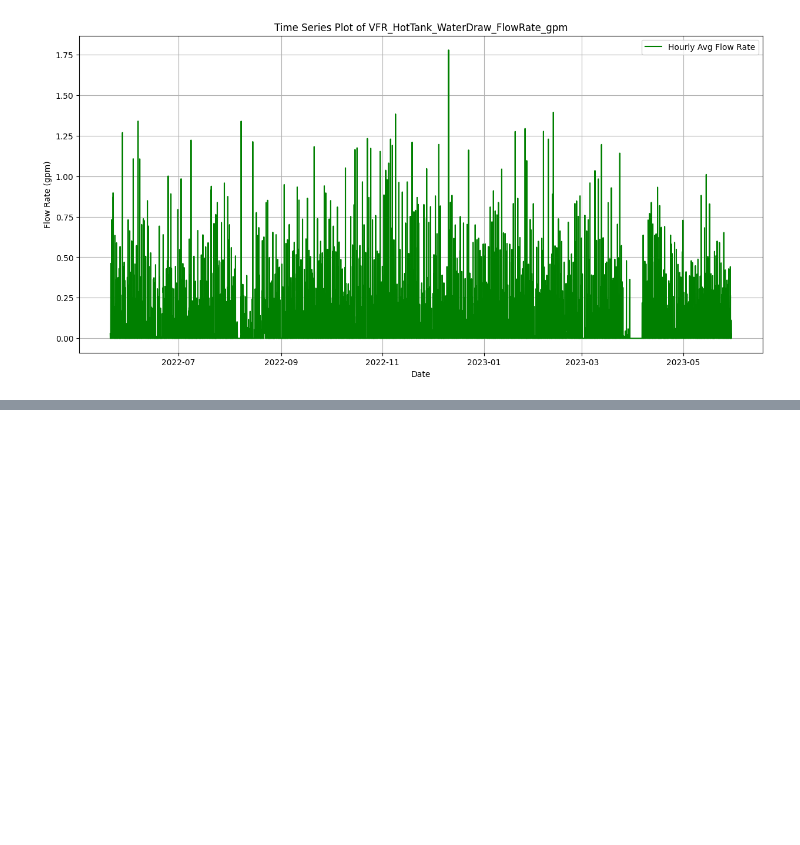
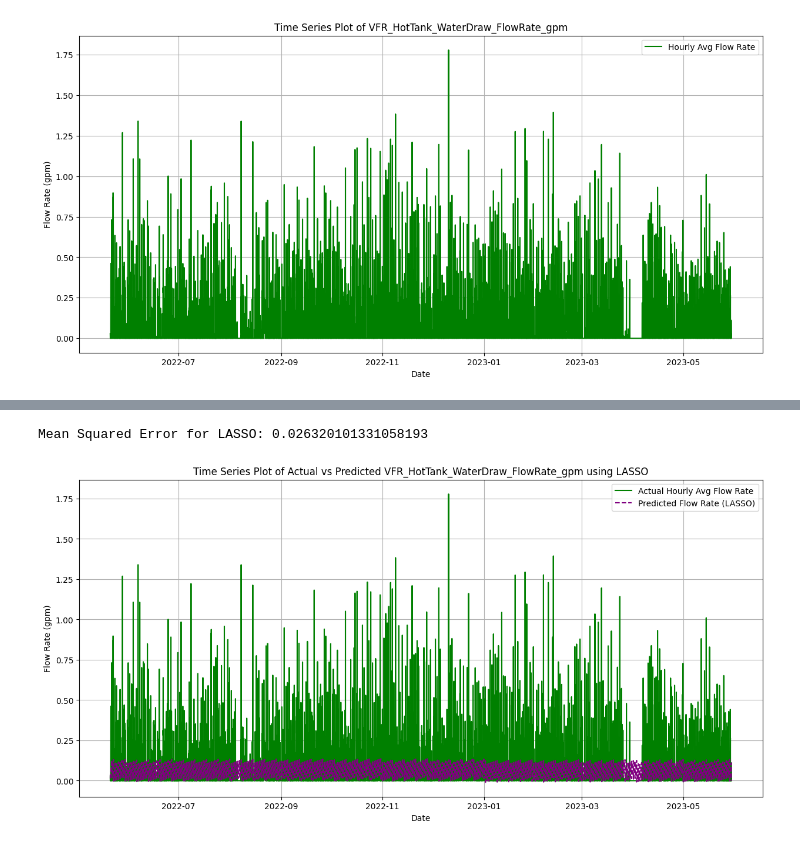
Before and after one commit to JadenFaste/Heidari-Analysis, a Jupyter notebook: Heidari.ipynb, the cells around one changed output, grey strips where cells are left out. Drawn from its saved outputs; the diff is of its cells as text; code cells hidden in the pictures; blank space fills up the shorter version.

```diff
--- a/Heidari.ipynb
+++ b/Heidari.ipynb
@@ -73,0 +106,46 @@ plt.show()
+# %%
+from sklearn.model_selection import train_test_split
+from sklearn.linear_model import Lasso
+from sklearn.metrics import mean_squared_error
+from sklearn.preprocessing import StandardScaler
+import pandas as pd
+import numpy as np
+import matplotlib.pyplot as plt
+from sklearn.model_selection import GridSearchCV
+
+# Normalize the features
+scaler = StandardScaler()
+X_train_scaled = scaler.fit_transform(X_train)
+X_test_scaled = scaler.transform(X_test)
+
+alpha_values = {'alpha': [1e-15, 1e-10, 1e-8, 1e-4, 1e-3, 1e-2, 1, 5, 10, 20]}
+
+# Perform grid search to find the optimal alpha value
+lasso_regressor = Lasso(random_state=42)
+grid = GridSearchCV(lasso_regressor, alpha_values, scoring='neg_mean_squared_error', cv=5)
+grid.fit(X_train_scaled, y_train)
+
+# Use the best estimator to make predictions
+lasso_regressor = grid.best_estimator_
+y_pred_lasso = lasso_regressor.predict(X_test_scaled)
+
+# Calculate the mean squared error
+mse_lasso = mean_squared_error(y_test, y_pred_lasso)
+print(f"Mean Squared Error for LASSO: {mse_lasso}")
+
+# Add LASSO predictions to the hourly data DataFrame for plotting
+hourly_data['LASSO_Predicted_FlowRate_gpm'] = lasso_regressor.predict(scaler.transform(features))
+
+# Time series plot for actual vs predicted flow rates using LASSO
+plt.figure(figsize=(15, 7))
+plt.plot(hourly_data['Date'], hourly_data['VFR_HotTank_WaterDraw_FlowRate_gpm'], label='Actual Hourly Avg Flow Rate', color='green')
+plt.plot(hourly_data['Date'], hourly_data['LASSO_Predicted_FlowRate_gpm'], label='Predicted Flow Rate (LASSO)', linestyle='--', color='purple')
+plt.title('Time Series Plot of Actual vs Predicted VFR_HotTank_WaterDraw_FlowRate_gpm using LASSO')
+plt.xlabel('Date')
+plt.ylabel('Flow Rate (gpm)')
+plt.legend()
+plt.grid(True)
+plt.show()
+# %% [output]
+Mean Squared Error for LASSO: 0.026320101331058193
+[figure, added]
```
Also changed, not shown: parts of 3 cells of this notebook.
